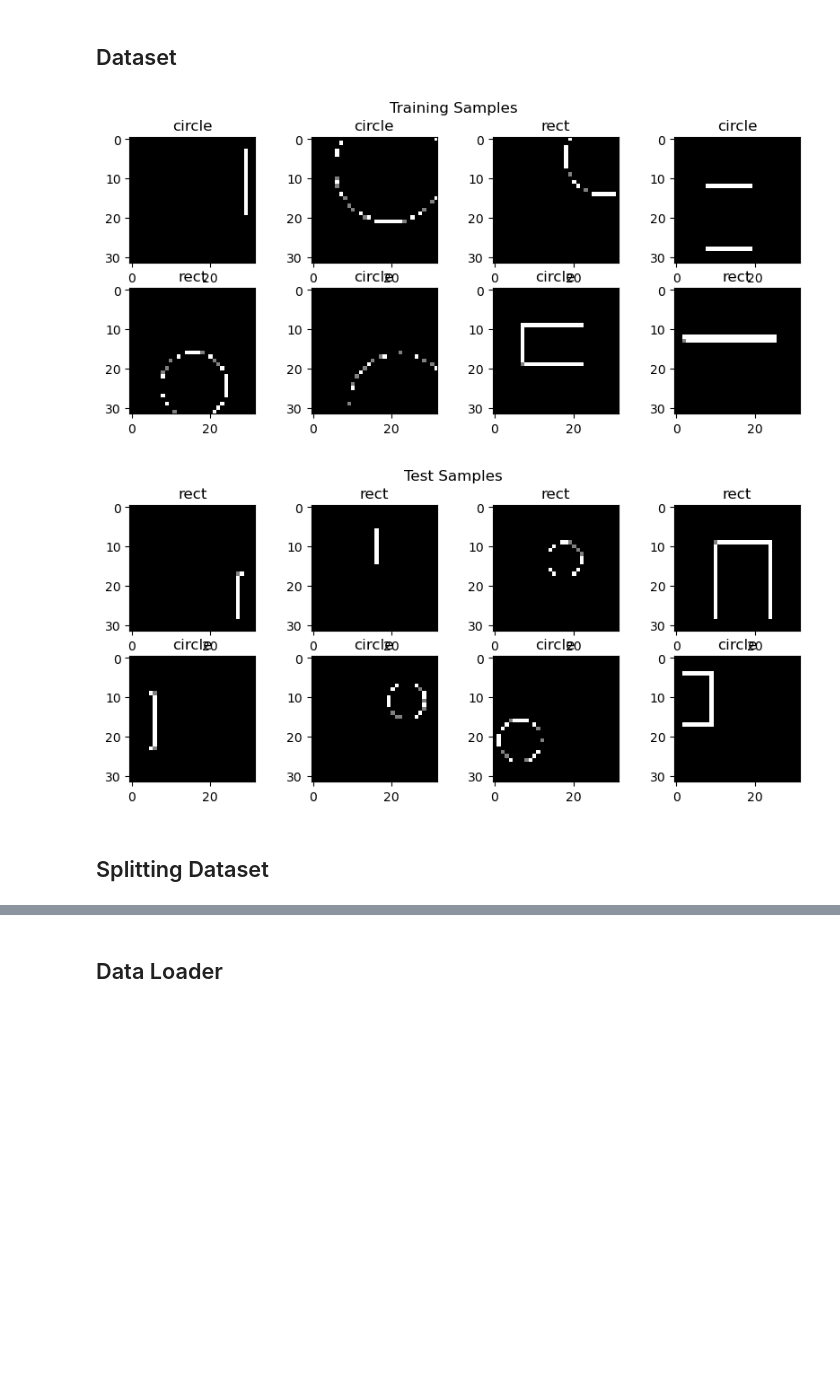
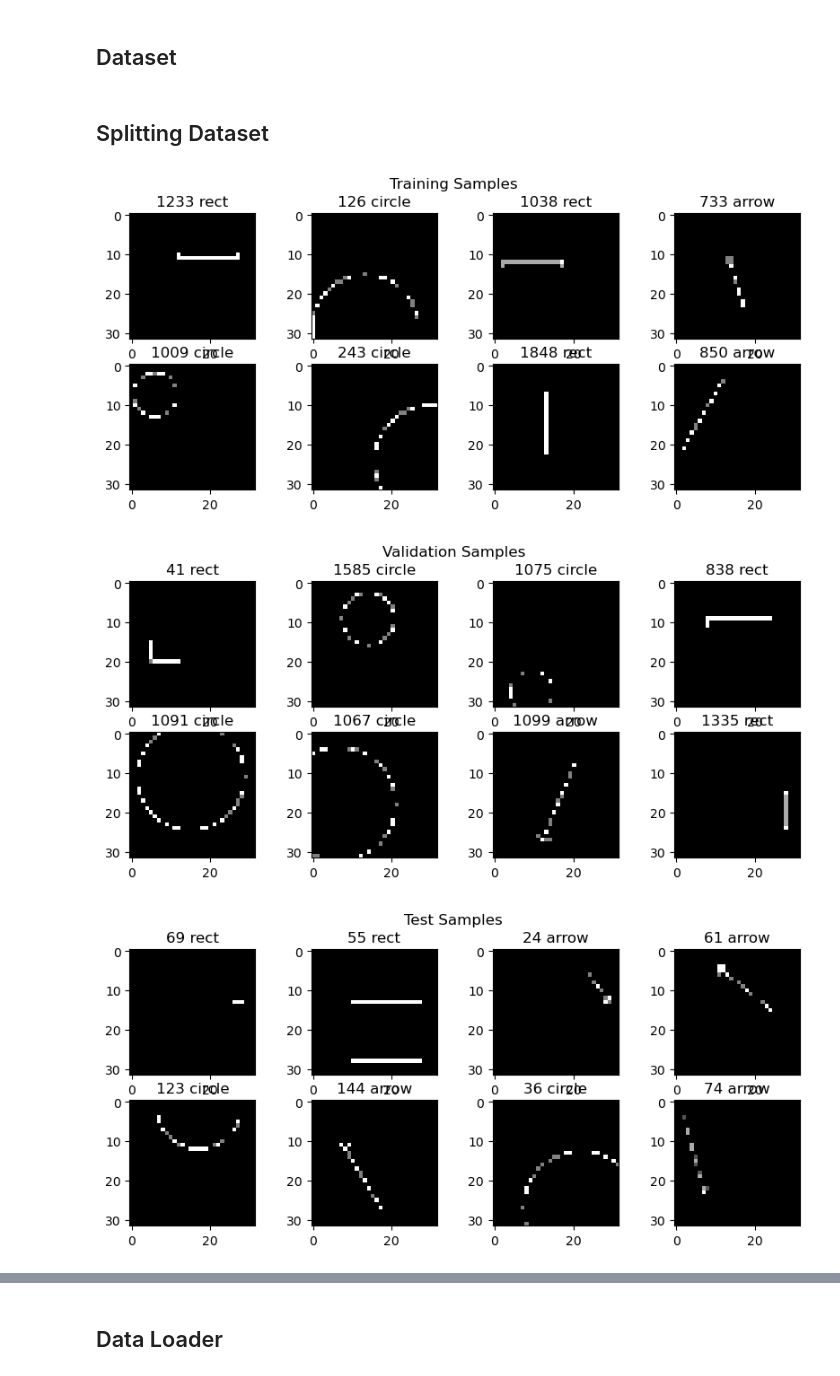
Before and after one commit to rapee9999/LearnCV, a Jupyter notebook: arrow-lenet.ipynb, the cells around one changed output, grey strips where cells are left out. Saved outputs shown, nothing was run; the diff lists cells and outputs as text; code cells hidden in the pictures; blank space fills up the shorter version.

```diff
--- a/arrow-lenet.ipynb
+++ b/arrow-lenet.ipynb
@@ -321,9 +324,9 @@ def showRandDataset(dataset: Dataset, indices: tuple, classes: tuple, sample_siz
             # find the class label index with the largest corresponding
             # probability
             idx = pred.argmax(axis=1).cpu().numpy()[0]
-            ax.set_title(f"{classes[label_idx]} v {classes[idx]}")
+            ax.set_title(f"{i} {classes[label_idx]} v {classes[idx]}")
         else:
-            ax.set_title(f"{classes[label_idx]}")
+            ax.set_title(f"{i} {classes[label_idx]}")
         image = image.detach().to(torch.device('cpu')).permute(1,2,0).numpy()
         if image.shape[2] == 3: ax.imshow(image)
         else: ax.imshow(image, 'gray')
@@ -340,6 +346,7 @@ def showDataDist(classes: tuple, targets: Tensor, dataname: str = ""):
 # %% [markdown]
 ## Parameters
 # %%
+
 # pre-processing params.
 INPUT_DIM = 32
 
@@ -351,17 +358,18 @@ radRange = (10,64)
 thickRange = (1,1)
 tipRange = (0.1,0.1)
 shape_definitions = {
-    # 'arrow':    {'func': drawRandArrow,     'kwargs': {'size': size, 'padding': padding, 'thickRange': thickRange, 'grayscale': True, 'negative': True, 'lengthRange': lengthRange, 'tipRange': tipRange}},
+    'arrow':    {'func': drawRandArrow,     'kwargs': {'size': size, 'padding': padding, 'thickRange': thickRange, 'grayscale': True, 'negative': True, 'lengthRange': lengthRange, 'tipRange': tipRange}},
     'circle':   {'func': drawRandCircle,    'kwargs': {'size': size, 'padding': padding, 'thickRange': thickRange, 'grayscale': True, 'negative': True, 'radRange': radRange}},
     'rect':     {'func': drawRandRect,      'kwargs': {'size': size, 'padding': padding, 'thickRange': thickRange, 'grayscale': True, 'negative': True, 'diagRange': lengthRange}},
     # 'line':     {'func': drawRandLine,      'kwargs': {'size': size, 'padding': padding, 'thickRange': thickRange, 'grayscale': True, 'negative': True, 'lengthRange': lengthRange}}
     }
 
 # dataset params.
+new_dataset = False
 train_data_size = 2000
-train_dir = "data/Shapes/train"
+train_dir = "data/Arrow/train"
 test_data_size = 200
-test_dir = "data/Shapes/test"
+test_dir = "data/Arrow/test"
 
 # define the train and val splits
 TRAIN_SPLIT = 0.80
@@ -369,8 +377,12 @@ RAND_SEED = 42
 BATCH_SIZE = 16
 
 # define training hyperparameters
+do_train = False
 INIT_LR = 1e-3
 EPOCHS = 20
+
+result_dir = 'results/Arrow/'
+model_dir = 'model-store/Arrow/'
 # %% [markdown]
 ## Pre-processing
 # %%
@@ -392,13 +406,15 @@ testData = ShapeDataset(root=test_dir, device=DEVICE, transforms=preprocess)
-# %%
-# Show datset samples.
-showRandDataset(dataset=trainData, indices=range(0,len(trainData)), classes=trainData.classes, sample_size=8, suptitle="Training Samples")
-showRandDataset(dataset=testData, indices=range(0,len(testData)), classes=testData.classes, sample_size=8, suptitle="Test Samples")
-# %% [output]
-[figure, removed]
-[figure, removed]
 # %% [markdown]
 ## Splitting Dataset
 # %%
 # calculate the train/validation split
 (trainData, valData) = random_split(trainData, [int(len(trainData) * TRAIN_SPLIT), len(trainData) - int(len(trainData) * TRAIN_SPLIT)], generator=torch.Generator().manual_seed(RAND_SEED))
+# %%
+# Show datset samples.
+showRandDataset(dataset=trainData.dataset, indices=trainData.indices, classes=trainData.dataset.classes, sample_size=8, suptitle="Training Samples")
+showRandDataset(dataset=valData.dataset, indices=valData.indices, classes=valData.dataset.classes, sample_size=8, suptitle="Validation Samples")
+showRandDataset(dataset=testData, indices=range(0,len(testData)), classes=testData.classes, sample_size=8, suptitle="Test Samples")
+# %% [output]
+[figure, added]
+[figure, added]
+[figure, added]
 # %%
```
Also changed, not shown: parts of 19 cells of this notebook.
